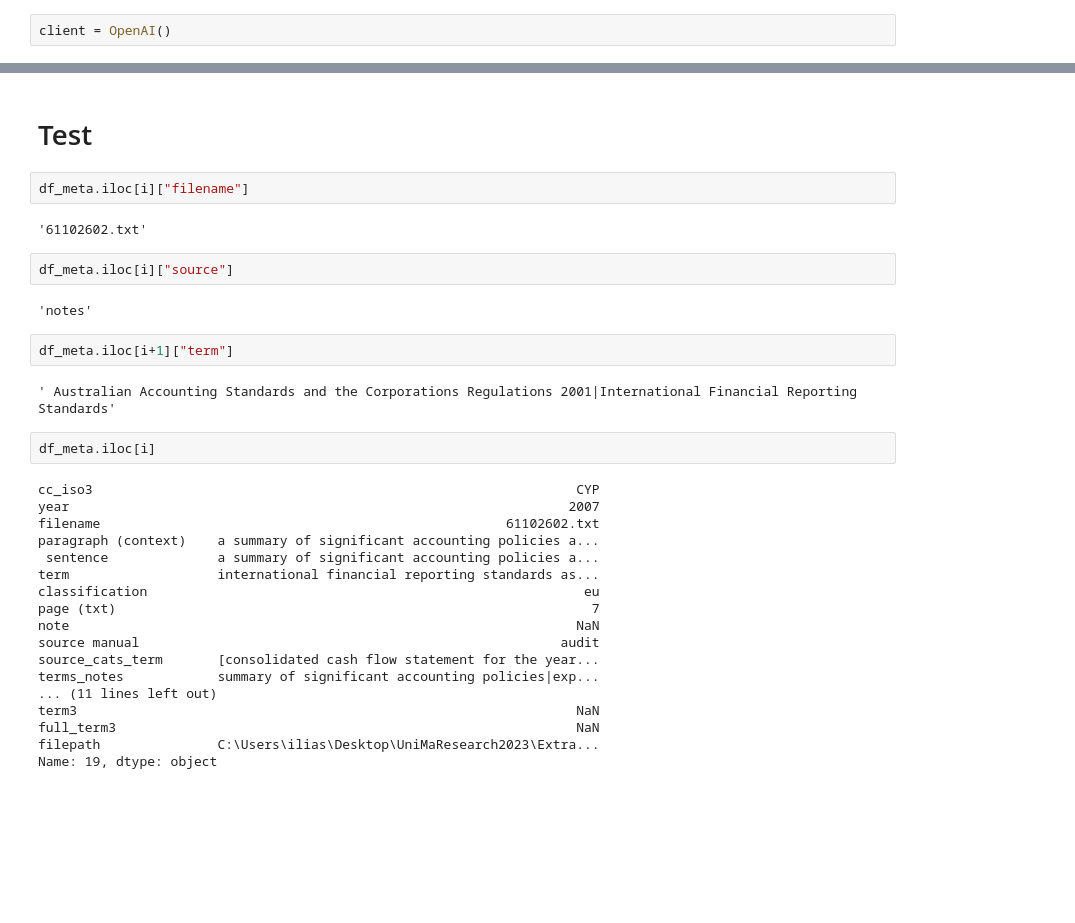
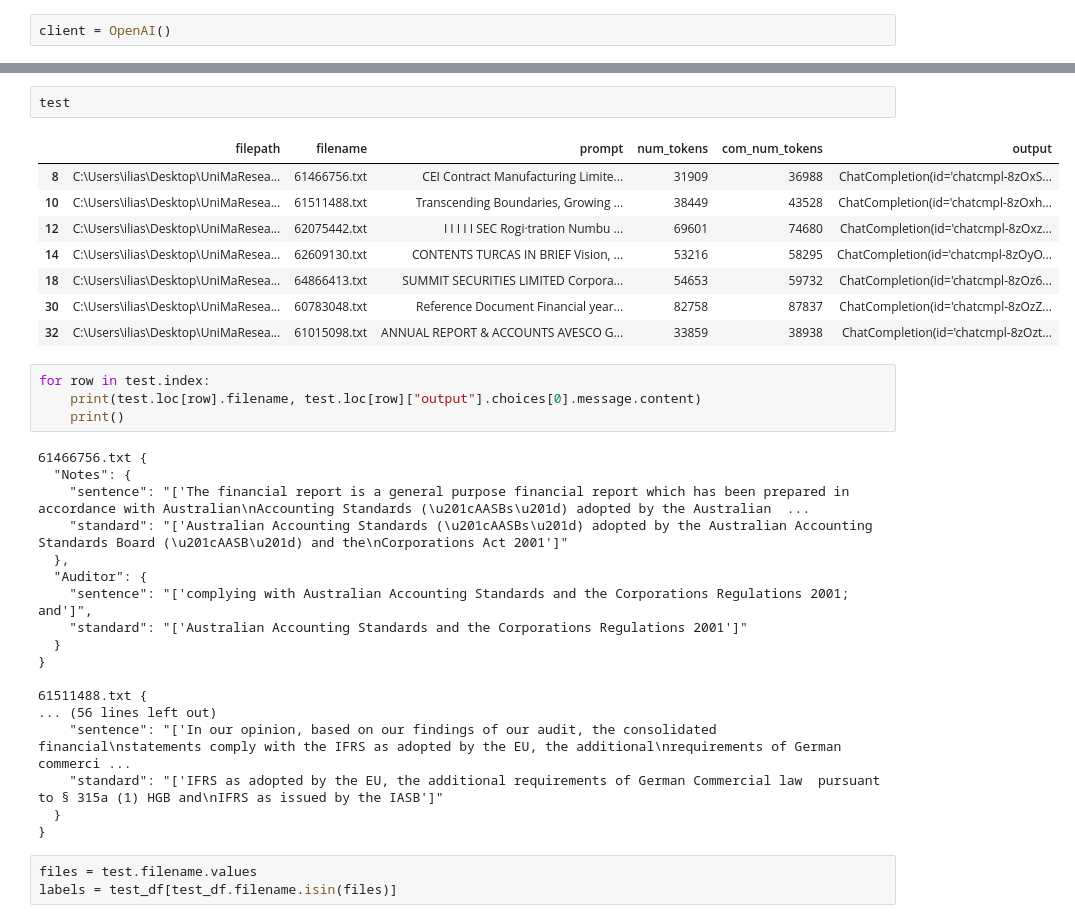
Before and after one commit to ilias-m-n/ExtractAccStds, a Jupyter notebook: Testing.ipynb, the cells around one changed output, grey strips where cells are left out. Saved outputs shown, nothing was run; the diff lists cells and outputs as text; blank space fills up the shorter version.

```diff
--- a/Testing.ipynb
+++ b/Testing.ipynb
@@ -135,34 +191,36 @@ Audit: 'Australian Accounting Standards and International Financial Reporting St
-# %% [markdown]
-# Test
-# %%
-df_meta.iloc[i]["filename"]
-# %% [output]
-'61102602.txt'
-# %%
-df_meta.iloc[i]["source"]
-# %% [output]
-'notes'
-# %%
-df_meta.iloc[i+1]["term"]
-# %% [output]
-' Australian Accounting Standards and the Corporations Regulations 2001|International Financial Reporting Standards'
-# %%
-df_meta.iloc[i]
-# %% [output]
-cc_iso3                                                              CYP
-year                                                                2007
-filename                                                    61102602.txt
-paragraph (context)    a summary of significant accounting policies a...
- sentence              a summary of significant accounting policies a...
-term                   international financial reporting standards as...
-classification                                                        eu
-page (txt)                                                             7
-note                                                                 NaN
-source manual                                                      audit
-source_cats_term       [consolidated cash flow statement for the year...
-terms_notes            summary of significant accounting policies|exp...
-... (11 lines left out)
-term3                                                                NaN
-full_term3                                                           NaN
-filepath               C:\Users\ilias\Desktop\UniMaResearch2023\Extra...
-Name: 19, dtype: object
+# %%
+test
+# %% [output]
+|  | filepath | filename | prompt | num_tokens | com_num_tokens | output |
+| 8 | C:\Users\ilias\Desktop\UniMaResea... | 61466756.txt | CEI Contract Manufacturing Limite... | 31909 | 36988 | ChatCompletion(id='chatcmpl-8zOxS... |
+| 10 | C:\Users\ilias\Desktop\UniMaResea... | 61511488.txt | Transcending Boundaries, Growing ... | 38449 | 43528 | ChatCompletion(id='chatcmpl-8zOxh... |
+| 12 | C:\Users\ilias\Desktop\UniMaResea... | 62075442.txt | I I I I I SEC Rogi·tration Numbu ... | 69601 | 74680 | ChatCompletion(id='chatcmpl-8zOxz... |
+| 14 | C:\Users\ilias\Desktop\UniMaResea... | 62609130.txt | CONTENTS TURCAS IN BRIEF Vision, ... | 53216 | 58295 | ChatCompletion(id='chatcmpl-8zOyO... |
+| 18 | C:\Users\ilias\Desktop\UniMaResea... | 64866413.txt | SUMMIT SECURITIES LIMITED Corpora... | 54653 | 59732 | ChatCompletion(id='chatcmpl-8zOz6... |
+| 30 | C:\Users\ilias\Desktop\UniMaResea... | 60783048.txt | Reference Document Financial year... | 82758 | 87837 | ChatCompletion(id='chatcmpl-8zOzZ... |
+| 32 | C:\Users\ilias\Desktop\UniMaResea... | 61015098.txt | ANNUAL REPORT & ACCOUNTS AVESCO G... | 33859 | 38938 | ChatCompletion(id='chatcmpl-8zOzt... |
+# %%
+for row in test.index:
+    print(test.loc[row].filename, test.loc[row]["output"].choices[0].message.content)
+    print()
+# %% [output]
+61466756.txt {
+  "Notes": {
+    "sentence": "['The financial report is a general purpose financial report which has been prepared in accordance with Australian\nAccounting Standards (\u201cAASBs\u201d) adopted by the Australian  ...
+    "standard": "['Australian Accounting Standards (\u201cAASBs\u201d) adopted by the Australian Accounting Standards Board (\u201cAASB\u201d) and the\nCorporations Act 2001']"
+  },
+  "Auditor": {
+    "sentence": "['complying with Australian Accounting Standards and the Corporations Regulations 2001; and']",
+    "standard": "['Australian Accounting Standards and the Corporations Regulations 2001']"
+  }
+}
+
+61511488.txt {
+... (56 lines left out)
+    "sentence": "['In our opinion, based on our findings of our audit, the consolidated financial\nstatements comply with the IFRS as adopted by the EU, the additional\nrequirements of German commerci ...
+    "standard": "['IFRS as adopted by the EU, the additional requirements of German Commercial law  pursuant to § 315a (1) HGB and\nIFRS as issued by the IASB']"
+  }
+}
+# %%
+files = test.filename.values
+labels = test_df[test_df.filename.isin(files)]
```
Also changed, not shown: parts of 44 cells of this notebook, 2 other files.
